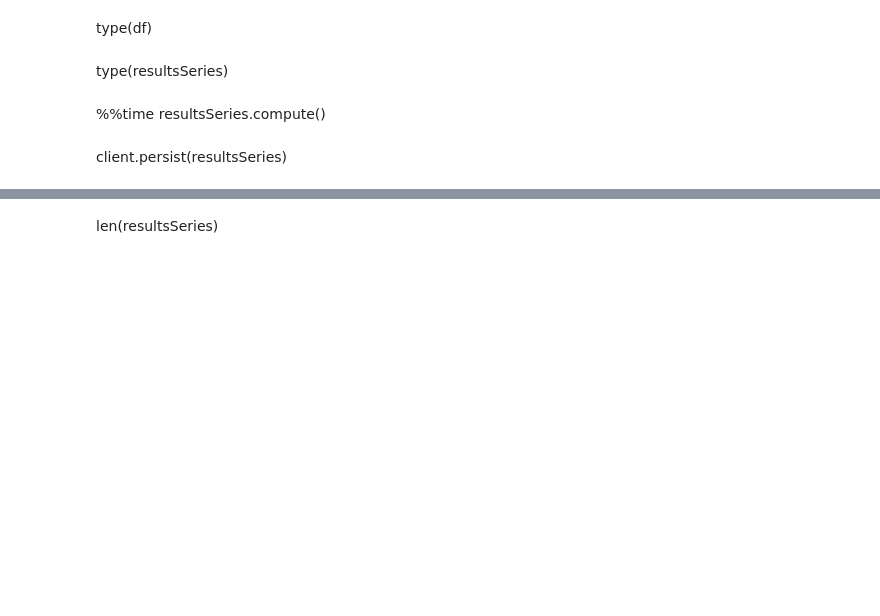
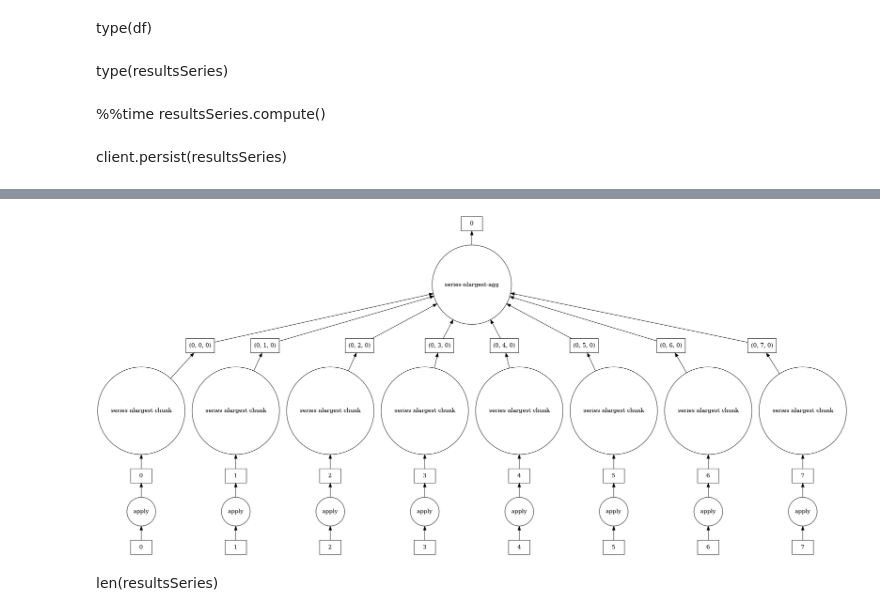
Before and after one commit to basdemir/myjupyter, a Jupyter notebook: course/009-dask-apply.ipynb, the cells around one changed output, grey strips where cells are left out. Drawn from its saved outputs; the diff is of its cells as text; code cells hidden in the pictures; blank space fills up the shorter version.

```diff
--- a/course/009-dask-apply.ipynb
+++ b/course/009-dask-apply.ipynb
@@ -207,5 +215,5 @@ client.persist(resultsSeries)
 # %%
 %%time
 res0 = resultsSeries.nlargest(15)
-# res0.visualize()
+res0.visualize()
 # %% [output]
@@ -214,3 +222,4 @@ Wall time: 1.11 ms
+[figure, added]
 # %% [markdown]
 len(resultsSeries)
 # %%
```
Also changed, not shown: parts of 17 cells of this notebook, 1 other file.
